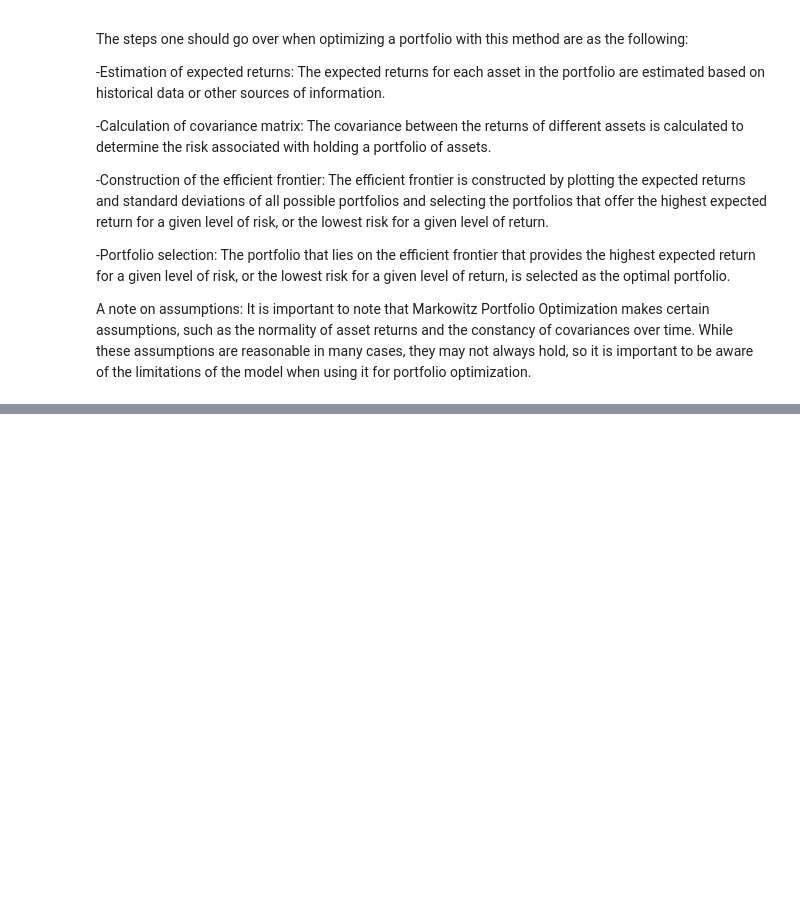
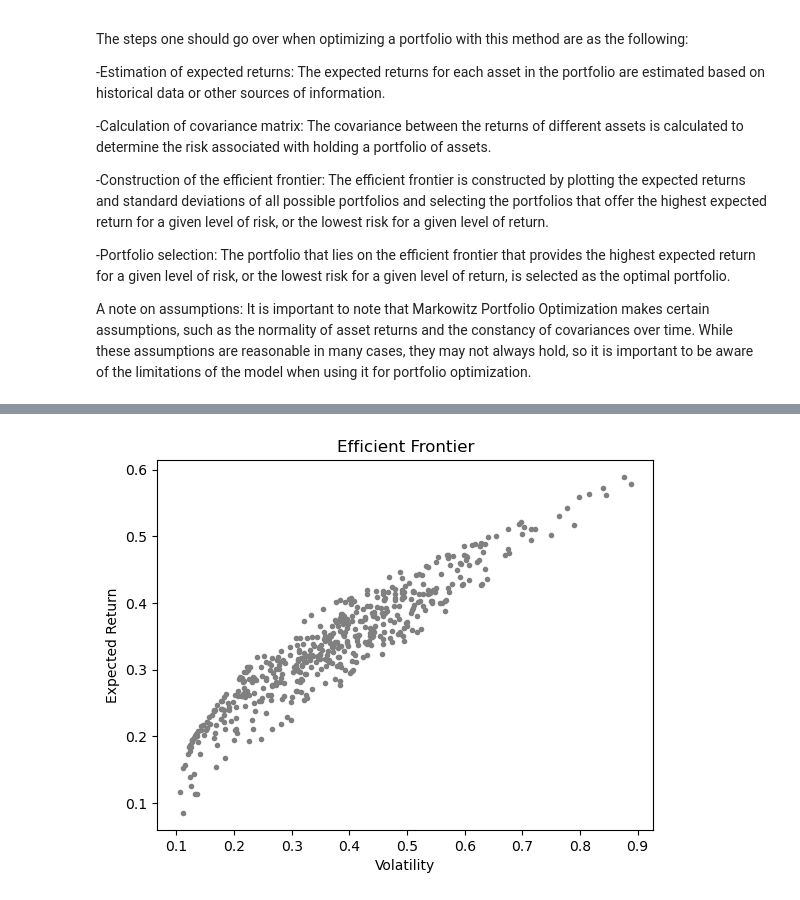
Before and after one commit to ergodique/Portfolio, a Jupyter notebook: Portfolio Optimisation/Portfolio Optimization.ipynb, the cells around one changed output, grey strips where cells are left out. Drawn from its saved outputs; the diff is of its cells as text; code cells hidden in the pictures; blank space fills up the shorter version.

```diff
--- a/Portfolio Optimisation/Portfolio Optimization.ipynb
+++ b/Portfolio Optimisation/Portfolio Optimization.ipynb
@@ -127,0 +35,82 @@ Volatility: 0.12
+# %%
+import numpy as np
+import pandas as pd
+import matplotlib.pyplot as plt
+from scipy.optimize import minimize
+
+# Load the data into a pandas DataFrame
+
+df = pd.read_excel('annual_returns.xlsx', sheet_name='Sheet2',index_col=0)
+# df = pd.read_excel("annual_returns.xlsx")
+numeric_cols = df.select_dtypes(include=['float64', 'int64'])
+df[numeric_cols.columns] = numeric_cols / 100
+#print(df)
+
+# Calculate mean and variance of returns for each asset
+mean_returns = df.mean()
+cov_matrix = df.cov()
+
+print('Mean: \n' ,mean_returns)
+print('Cov_matrix: \n ' ,cov_matrix)
+
+
+
+
+# Number of assets
+num_assets = len(mean_returns)
+
+# Define objective function for optimization
+def portfolio_variance(weights):
+    return np.dot(weights.T, np.dot(cov_matrix, weights))
+
+# Define constraint that weights must sum to 1 and can't be negative
+# constraints = ({'type': 'eq', 'fun': lambda x: np.sum(x) - 1},
+#                {'type': 'ineq', 'fun': lambda x: x})
+
+# constraints = ({'type': 'eq', 'fun': lambda x: np.sum(x) - 1})
+
+# Define bounds for weights (between -1 and 1)
+bounds = tuple((0, 1) for i in range(num_assets))
+
+# Define initial guess for weights (equal weights)
+init_guess = [1/num_assets] * num_assets
+
+# Use scipy minimize function to optimize portfolio
+efficient_portfolio = minimize(portfolio_variance, init_guess, method='SLSQP',
+                               constraints=constraints, bounds=bounds)
+
+# Extract weights of efficient portfolio
+asset_names = list(df.columns)
+weights = efficient_portfolio.x
+
+weights_dict = dict(zip(asset_names,weights))
+# print the results
+print("Efficient Frontier Portfolio using Sharpe Ratio")
+print('Weights are as follows:')
+print(weights_dict)
+
+# Calculate returns and volatility of efficient portfolio
+portfolio_return = np.dot(weights.T, mean_returns)
+portfolio_volatility = np.sqrt(np.dot(weights.T, np.dot(cov_matrix, weights)))
+
+# Print results
+# print(f'Weights: {weights}')
+print(f'Expected return: {portfolio_return:.2f}')
+print(f'Volatility: {portfolio_volatility:.2f}')
+
+# Plot efficient frontier
+portfolio_returns = []
+portfolio_volatilities = []
+for i in range(500):
+    weights = np.random.rand(num_assets)
+    weights /= np.sum(weights)
+    portfolio_returns.append(np.dot(weights.T, mean_returns))
+    portfolio_volatilities.append(np.sqrt(np.dot(weights.T, np.dot(cov_matrix, weights))))
+portfolio_returns = np.array(portfolio_returns)
+portfolio_volatilities = np.array(portfolio_volatilities)
+plt.scatter(portfolio_volatilities, portfolio_returns, marker='.', color='gray')
+plt.title('Efficient Frontier')
+plt.xlabel('Volatility')
+plt.ylabel('Expected Return')
+plt.show()
+# %% [output]
@@ -127,0 +132 @@ Volatility: 0.12
+[figure, added]
```
Also changed, not shown: parts of 4 cells of this notebook, 1 other file.
